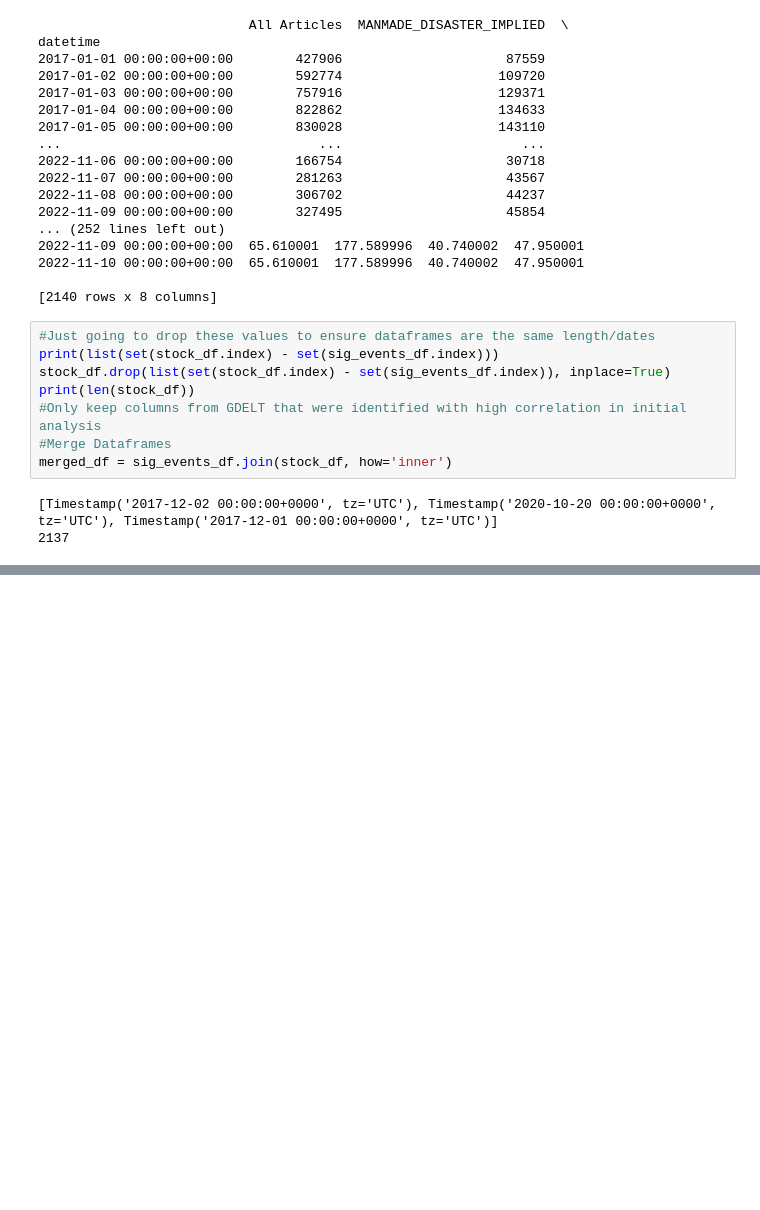
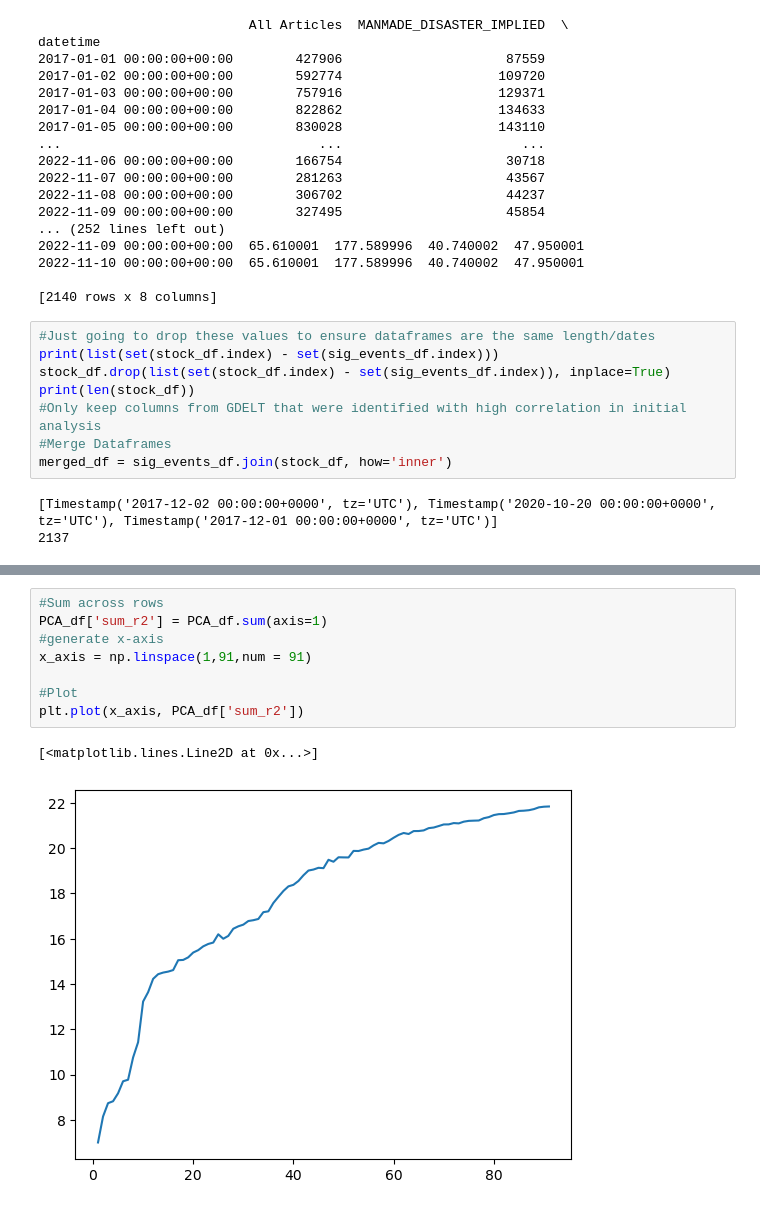
Before and after one commit to marcroy898/4502_Fall_2022, a Jupyter notebook: Scripts/classic_regression.ipynb, the cells around one changed output, grey strips where cells are left out. Cells and saved outputs as stored; diff of their text form; blank space fills up the shorter version.

```diff
--- a/Scripts/classic_regression.ipynb
+++ b/Scripts/classic_regression.ipynb
@@ -78,0 +181,11 @@ mlr_df
+# %%
+#Sum across rows
+PCA_df['sum_r2'] = PCA_df.sum(axis=1)
+#generate x-axis
+x_axis = np.linspace(1,91,num = 91)
+
+#Plot
+plt.plot(x_axis, PCA_df['sum_r2'])
+# %% [output]
+[<matplotlib.lines.Line2D at 0x...>]
+[figure, added]
```
Also changed, not shown: parts of 6 cells of this notebook.
